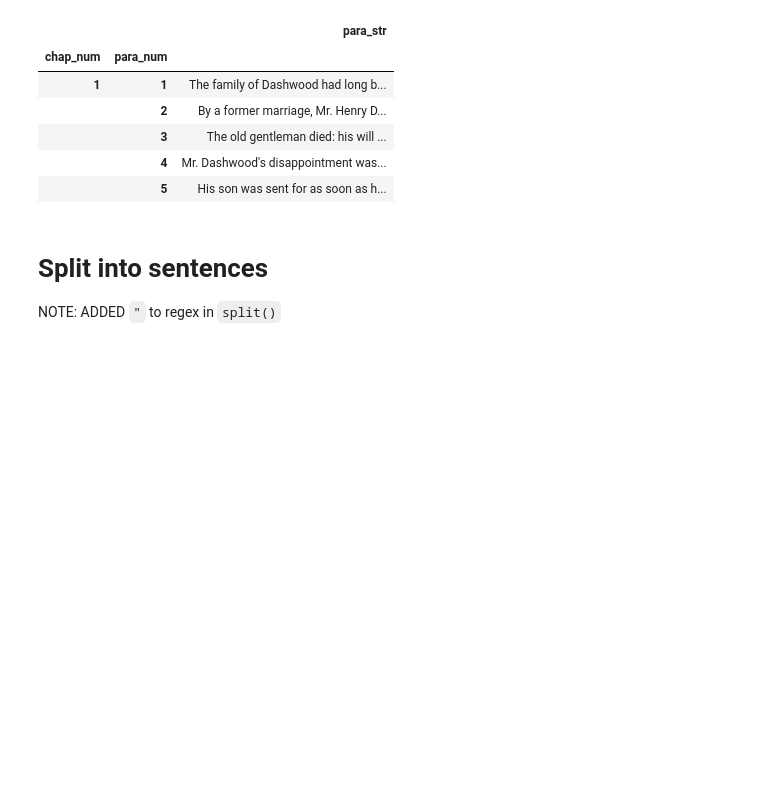
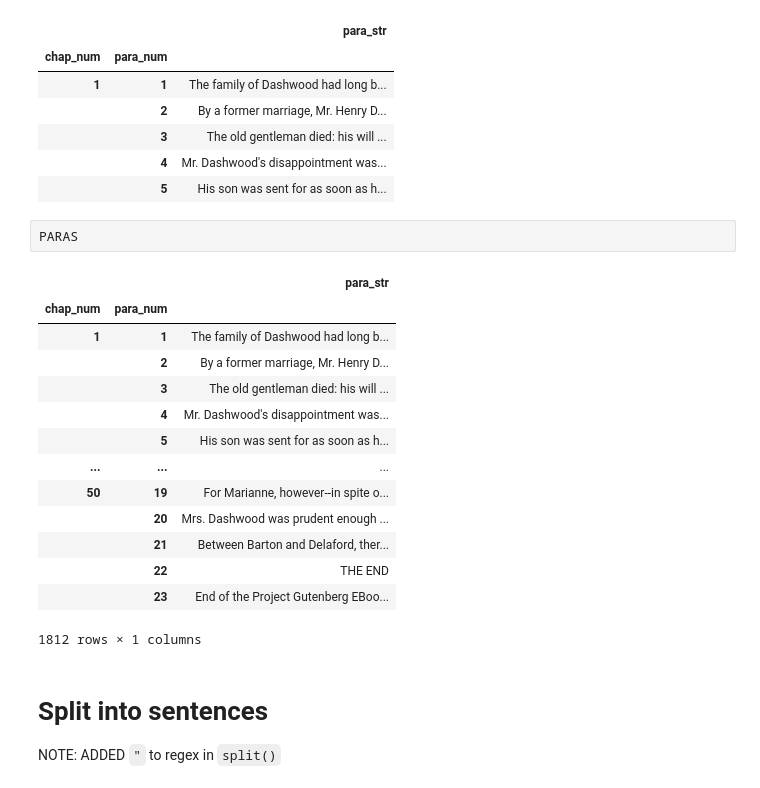
Before and after one commit to ontoligent/DS5001-2022-01-OLD, a Jupyter notebook: keys/M02_HW_KEY.ipynb, the cells around one changed output. Saved outputs shown, nothing was run; the diff lists cells and outputs as text; blank space fills up the shorter version.

```diff
--- a/keys/M02_HW_KEY.ipynb
+++ b/keys/M02_HW_KEY.ipynb
@@ -191,6 +196,23 @@ PARAS.head()
 |  | 3 | The old gentleman died: his will ... |
 |  | 4 | Mr. Dashwood's disappointment was... |
 |  | 5 | His son was sent for as soon as h... |
+# %%
+PARAS
+# %% [output]
+|  |  | para_str |
+| chap_num | para_num |  |
+| 1 | 1 | The family of Dashwood had long b... |
+|  | 2 | By a former marriage, Mr. Henry D... |
+|  | 3 | The old gentleman died: his will ... |
+|  | 4 | Mr. Dashwood's disappointment was... |
+|  | 5 | His son was sent for as soon as h... |
+| ... | ... | ... |
+| 50 | 19 | For Marianne, however--in spite o... |
+|  | 20 | Mrs. Dashwood was prudent enough ... |
+|  | 21 | Between Barton and Delaford, ther... |
+|  | 22 | THE END |
+|  | 23 | End of the Project Gutenberg EBoo... |
+1812 rows × 1 columns
 # %% [markdown]
 # Split into sentences
 
```
Also changed, not shown: parts of 23 cells of this notebook, 2 other files.
